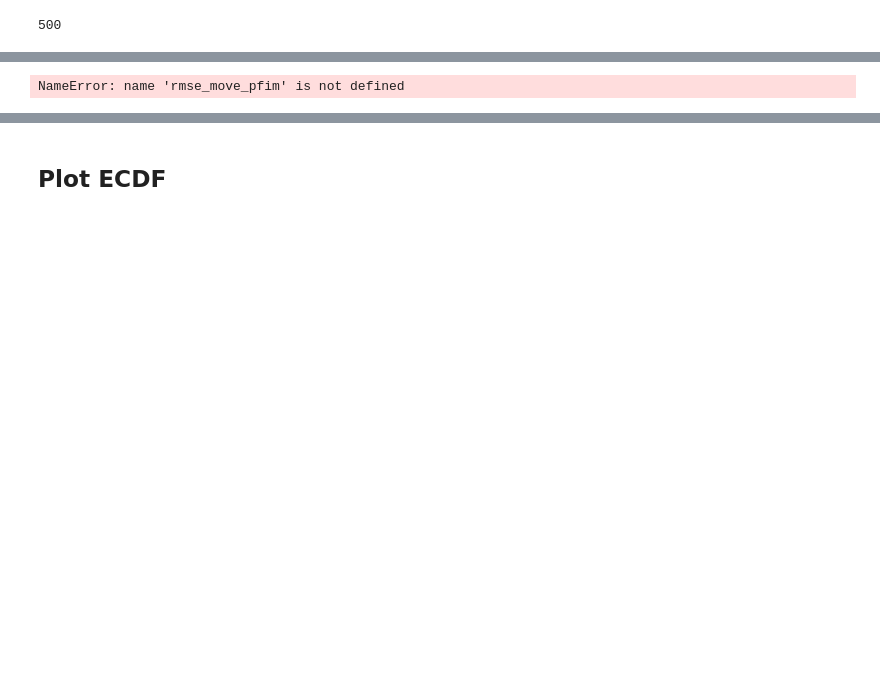
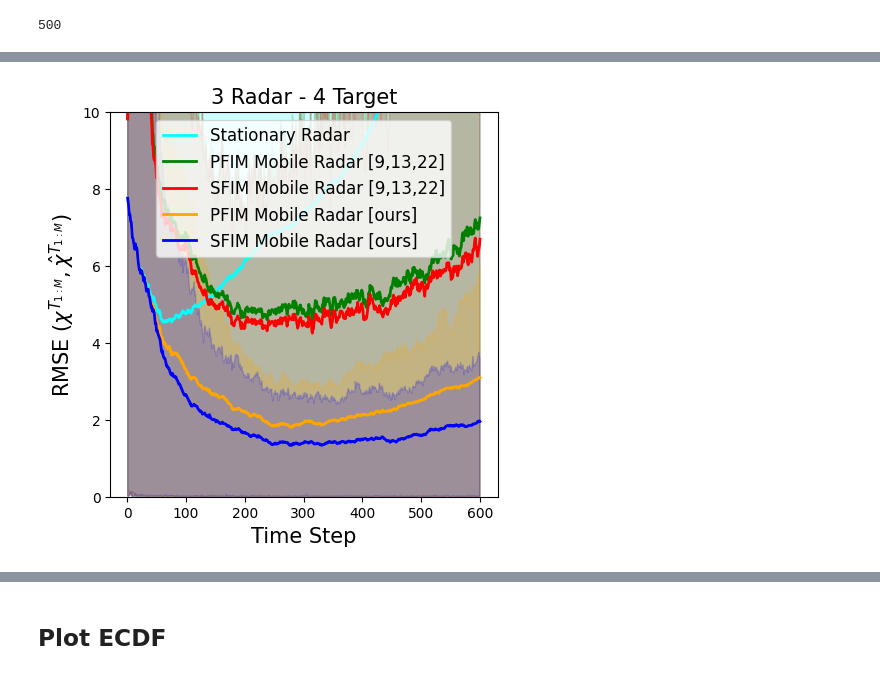
Before and after one commit to mlpotter/OptimalTrackingAndControl, a Jupyter notebook: src_faster/visualize_results.ipynb, the cells around one changed output, grey strips where cells are left out. Drawn from its saved outputs; the diff is of its cells as text; code cells hidden in the pictures; blank space fills up the shorter version.

```diff
--- a/src_faster/visualize_results.ipynb
+++ b/src_faster/visualize_results.ipynb
@@ -204,35 +204,35 @@ rmse_move_pfim_mean = np.mean(rmse_move_pfim,axis=0)
 rmse_move_pfim_bad_mean = np.mean(rmse_move_pfim_bad,axis=0)
 rmse_nomove_mean = np.mean(rmse_nomove,axis=0)
 
 hdi_interval = 0.9
 
 plt.figure(figsize=(5,5))
 az.plot_hdi(k, np.expand_dims(rmse_nomove,axis=0),hdi_prob=hdi_interval,smooth=False,color='cyan',fill_kwargs={'alpha': 0.2})
 plt.plot(k,rmse_nomove_mean ,linewidth=2,color="cyan",label='Stationary Radar') #mean curve.
 
 az.plot_hdi(k, np.expand_dims(rmse_move_pfim_bad,axis=0),hdi_prob=hdi_interval,smooth=False,color='green',fill_kwargs={'alpha': 0.2})
 plt.plot(k,rmse_move_pfim_bad_mean, linewidth=2,color="green",label='PFIM Mobile Radar [9,13,22]') #mean curve.
 
 az.plot_hdi(k,np.expand_dims(rmse_move_sfim_bad,axis=0) ,hdi_prob=hdi_interval,smooth=False,color='red',fill_kwargs={'alpha': 0.2})
 plt.plot(k,rmse_move_sfim_bad_mean, linewidth=2,color="red",label='SFIM Mobile Radar [9,13,22]') #mean curve.
 
 az.plot_hdi(k, np.expand_dims(rmse_move_pfim,axis=0),hdi_prob=hdi_interval,smooth=False,color='orange',fill_kwargs={'alpha': 0.2})
 plt.plot(k,rmse_move_pfim_mean, linewidth=2,color="orange",label='PFIM Mobile Radar [ours]') #mean curve.
 
 az.plot_hdi(k, np.expand_dims(rmse_move_sfim,axis=0),hdi_prob=hdi_interval,smooth=False,color='blue',fill_kwargs={'alpha': 0.2})
 plt.plot(k,rmse_move_sfim_mean, linewidth=2,color="blue",label='SFIM Mobile Radar [ours]') #mean curve.
 
 plt.xlabel("Time Step",fontsize=15)
 plt.ylabel('RMSE $(\chi^{T_{1:M}},\\hat{\chi}^{T_{1:M}})$',fontsize=15)
 # plt.ylabel("$x^2$")
 plt.legend(loc="upper center",fontsize=12)
 # plt.title("3 Radars - 4 Targets",fontsize=20)
-plt.ylim([0,25])
+plt.ylim([0,10])
 plt.title(title,fontsize=15)
 
 plt.savefig(os.path.join(folder_save,f"rmse_mean_overlayed{experiment_number}.pdf"))
 # %% [output]
-NameError: name 'rmse_move_pfim' is not defined
+[figure, added]
 # %%
 # plt.figure(figsize=(5,5))
 # hdi_interval = 0.9
```
Also changed, not shown: parts of 18 cells of this notebook, 2 other files.
